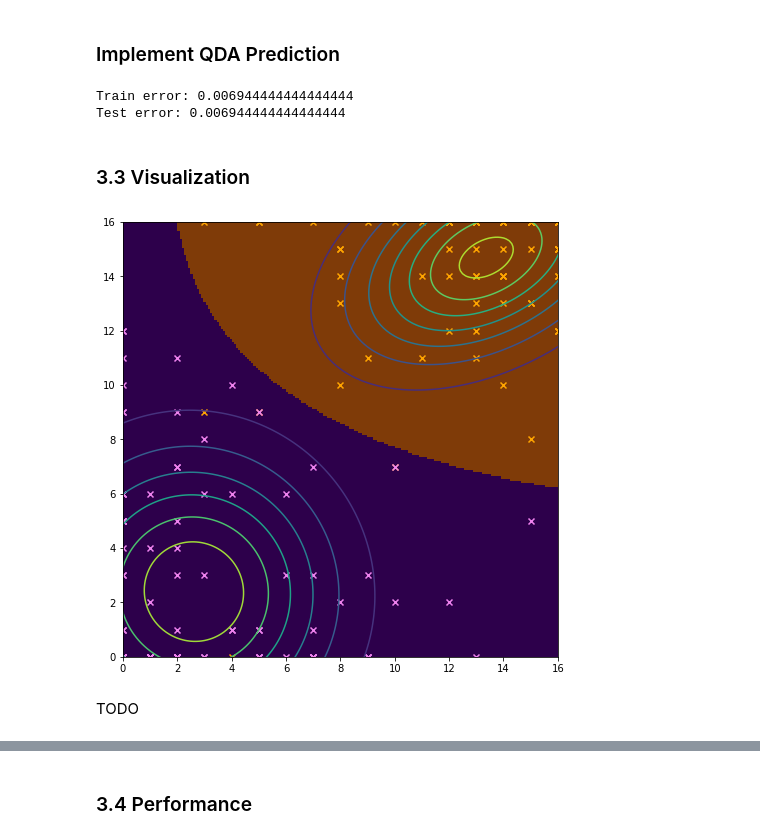
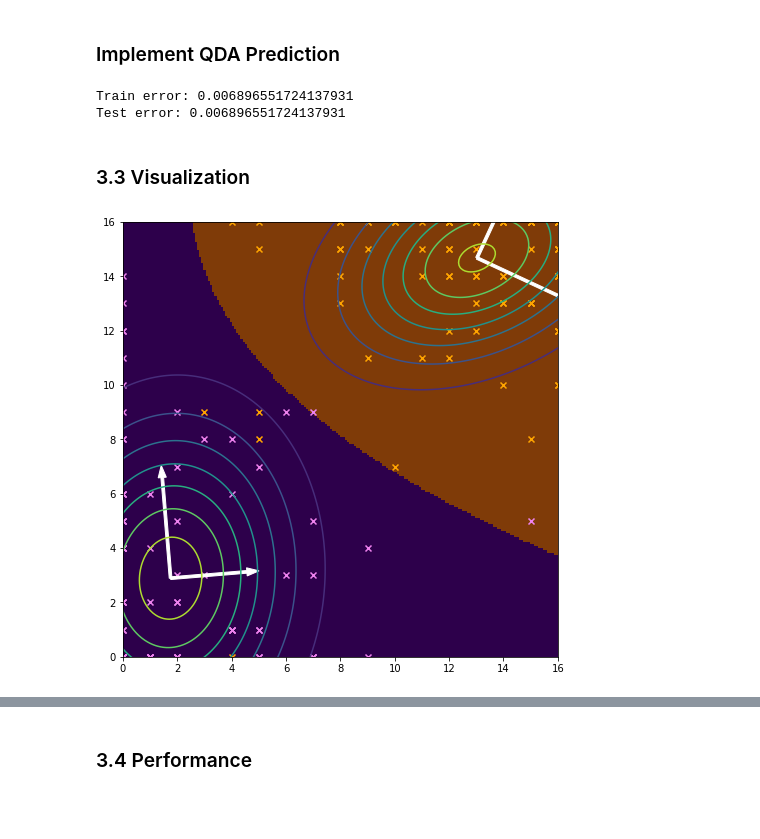
Before and after one commit to sikupe/fml-uebungen, a Jupyter notebook: uebung_2.ipynb, the cells around one changed output, grey strips where cells are left out. Drawn from its saved outputs; the diff is of its cells as text; code cells hidden in the pictures; blank space fills up the shorter version.

```diff
--- a/uebung_2.ipynb
+++ b/uebung_2.ipynb
@@ -24,13 +27,7 @@ target = target[mask]
 
 print(len(data))
 
-train_size = round(len(data) * 3 / 5)
-train_data = data[:train_size]
-train_images = images[:train_size]
-train_target = target[:train_size]
-test_data = data[train_size:]
-test_images = images[train_size:]
-test_target = target[train_size:]
+train_data, test_data, train_target, test_target = train_test_split(data, target, test_size=0.4, random_state=0)
 
 print(len(train_data) / len(test_data))
 # %% [output]
@@ -76,6 +74,7 @@ plt.show()
 # %% [markdown]
 ### 1.2 Scatterplot
 # %%
+data_reduced = reduce_dim(data)
 train_reduced = reduce_dim(train_data)
 test_reduced = reduce_dim(test_data)
 
@@ -116,7 +115,7 @@ grid = np.zeros((resolution, resolution))
 
 for y_ind, y in enumerate(rang):
     test_set = np.vstack((rang, np.repeat(y, resolution))).transpose()
-    grid[y_ind, :] = nearest_mean(reduce_dim(data), target, test_set)
+    grid[y_ind, :] = nearest_mean(data_reduced, target, test_set)
 
 plt.figure(figsize=(8, 8))
 plt.imshow(grid, cmap='PuOr', interpolation='nearest', origin='lower', extent=(0, maxfeature, 0, maxfeature))
@@ -195,8 +194,8 @@ test_error_rate = np.sum(test_error) / len(test_predicted_labels)
 print(f'Train error: {test_error_rate}')
 print(f'Test error: {test_error_rate}')
 # %% [output]
-Train error: 0.006944444444444444
-Test error: 0.006944444444444444
+Train error: 0.006896551724137931
+Test error: 0.006896551724137931
 # %% [markdown]
 ### 3.3 Visualization
 # %%
@@ -217,33 +216,43 @@ plt.scatter(reduced_1[:, 0], reduced_1[:, 1], marker='x', color='orange', label=
 plt.scatter(reduced_7[:, 0], reduced_7[:, 1], marker='x', color='violet', label='7')
 
 
 def gauss(mean, covariance_mat, XX):
     pos = np.empty(XX.shape + (2,))
     pos[:, :, 0] = XX
     pos[:, :, 1] = YY
     n = mean.shape[0]
     N = np.sqrt((2 * np.pi) ** n * np.linalg.det(covariance_mat))
     fac = np.einsum('...k,kl,...l->...', pos - mean, np.linalg.inv(covariance_mat), pos - mean)
     Z = np.exp(-fac / 2) / N
     return Z
 
+
 a = np.arange(start=- 1, stop=16 + 1, step=0.1)
 b = np.arange(start=- 1, stop=16 + 1, step=0.1)
 XX, YY = np.meshgrid(a, b)
 
 input_array = np.array([XX.ravel(), YY.ravel()]).T
 labels_qda = predict_qda(mu, covmat, p, input_array)
 
 Z1 = gauss(mu[0], covmat[0], XX)
 Z2 = gauss(mu[1], covmat[1], XX)
 
 plt.contour(XX, YY, Z1)
 plt.contour(XX, YY, Z2)
 
 plt.xlim(0, maxfeature)
 plt.ylim(0, maxfeature)
+
+direction = 1
+for i1 in range(len(covmat)):
+    eigval, eigvec = np.linalg.eig(covmat[i1])
+
+    for i2 in range(len(eigvec)):
+        plt.arrow(mu[i1][0], mu[i1][1],
+                  direction * np.sqrt(eigval[i2]) * eigvec[i2][0], direction * np.sqrt(eigval[i2]) * eigvec[i2][1],
+                  width=0.1, color="white")
+    direction *= -1
+
 plt.show()
 # %% [output]
-[figure, old version]
+[figure, new version]
-# %% [markdown]
-TODO
```
Also changed, not shown: parts of 14 cells of this notebook.
